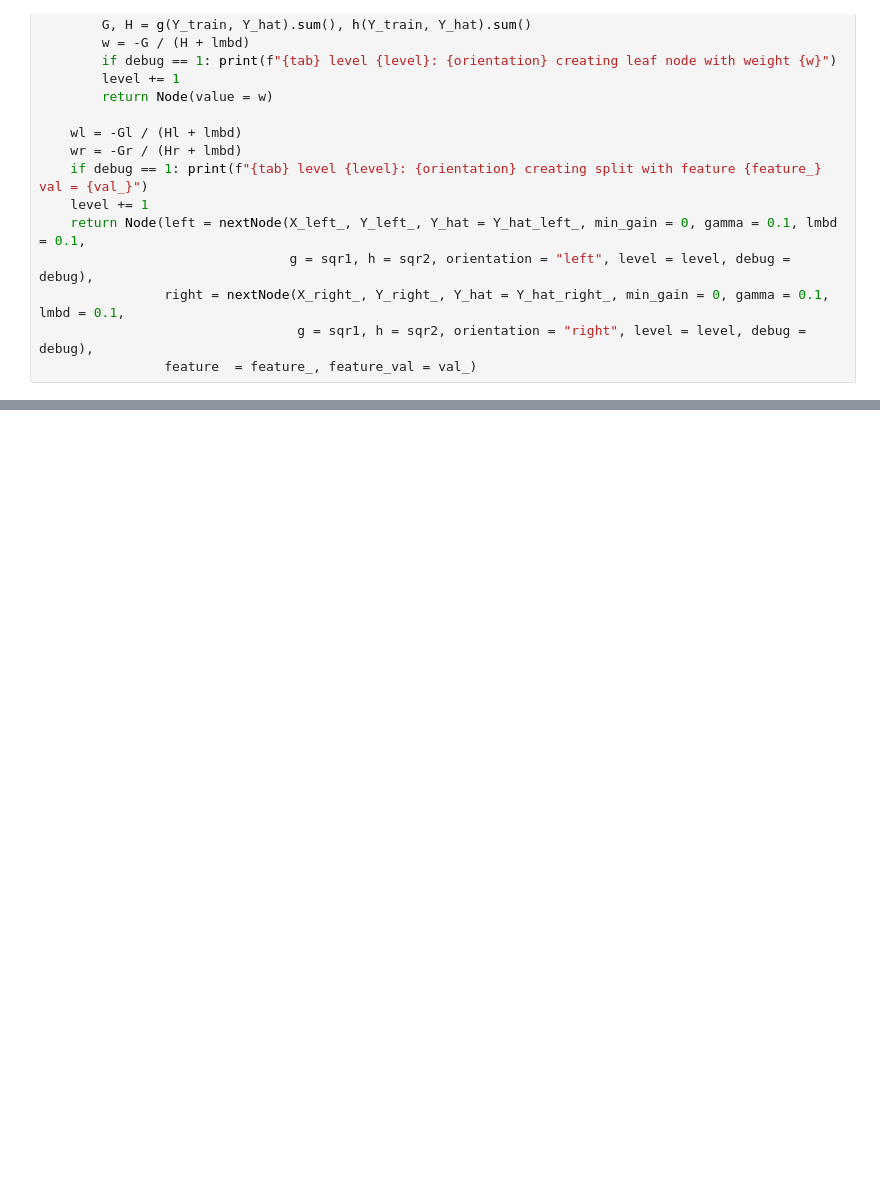
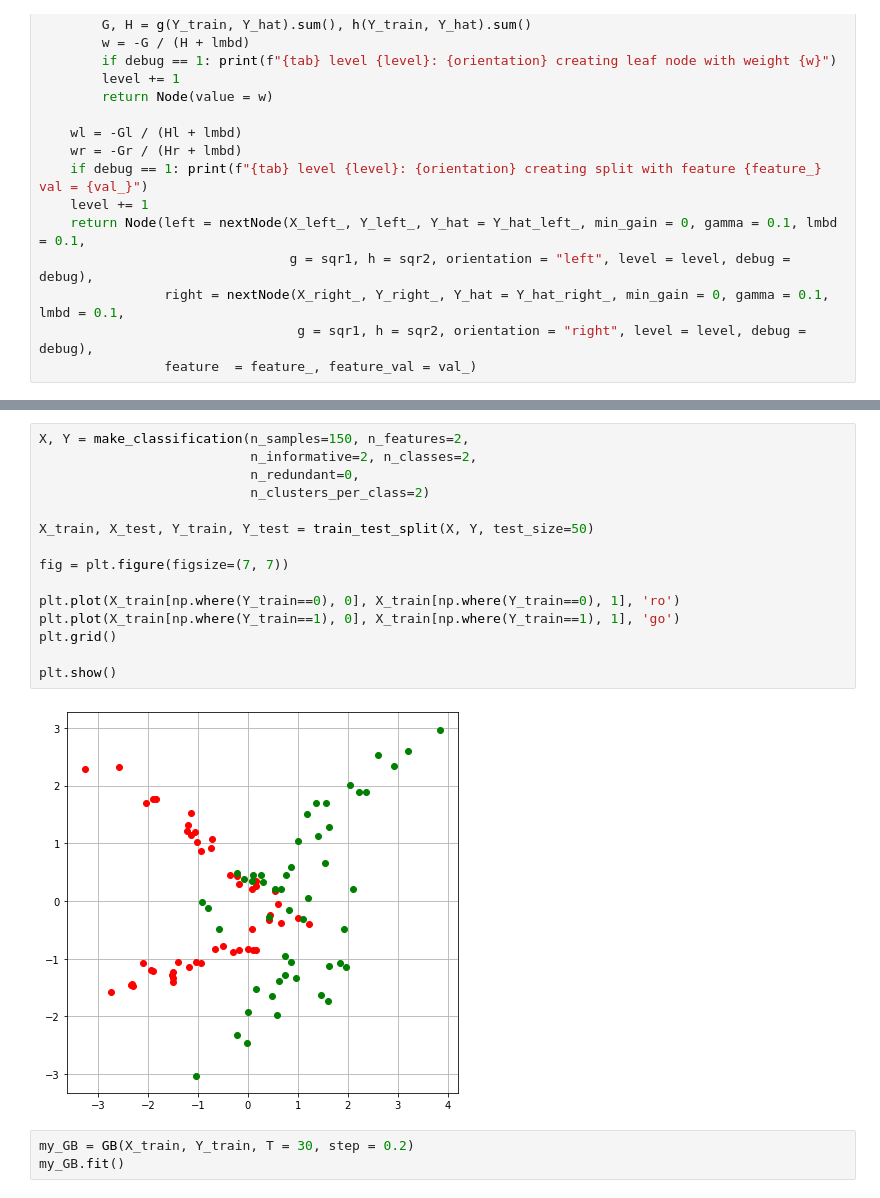
Before and after one commit to yuriy5139/MachineLearning, a Jupyter notebook: Gradient Boosting.ipynb, the cells around one changed output, grey strips where cells are left out. Drawn from its saved outputs; the diff is of its cells as text; blank space fills up the shorter version.

```diff
--- a/Gradient Boosting.ipynb
+++ b/Gradient Boosting.ipynb
@@ -207,0 +261,20 @@ np.where(Y_hat != Y_test)[0].shape[0]
+# %%
+X, Y = make_classification(n_samples=150, n_features=2,
+                           n_informative=2, n_classes=2,
+                           n_redundant=0,
+                           n_clusters_per_class=2)
+
+X_train, X_test, Y_train, Y_test = train_test_split(X, Y, test_size=50)
+
+fig = plt.figure(figsize=(7, 7))
+
+plt.plot(X_train[np.where(Y_train==0), 0], X_train[np.where(Y_train==0), 1], 'ro')
+plt.plot(X_train[np.where(Y_train==1), 0], X_train[np.where(Y_train==1), 1], 'go')
+plt.grid()
+
+plt.show()
+# %% [output]
+[figure, added]
+# %%
+my_GB = GB(X_train, Y_train, T = 30, step = 0.2)
+my_GB.fit()
```
Also changed, not shown: parts of 20 cells of this notebook.
